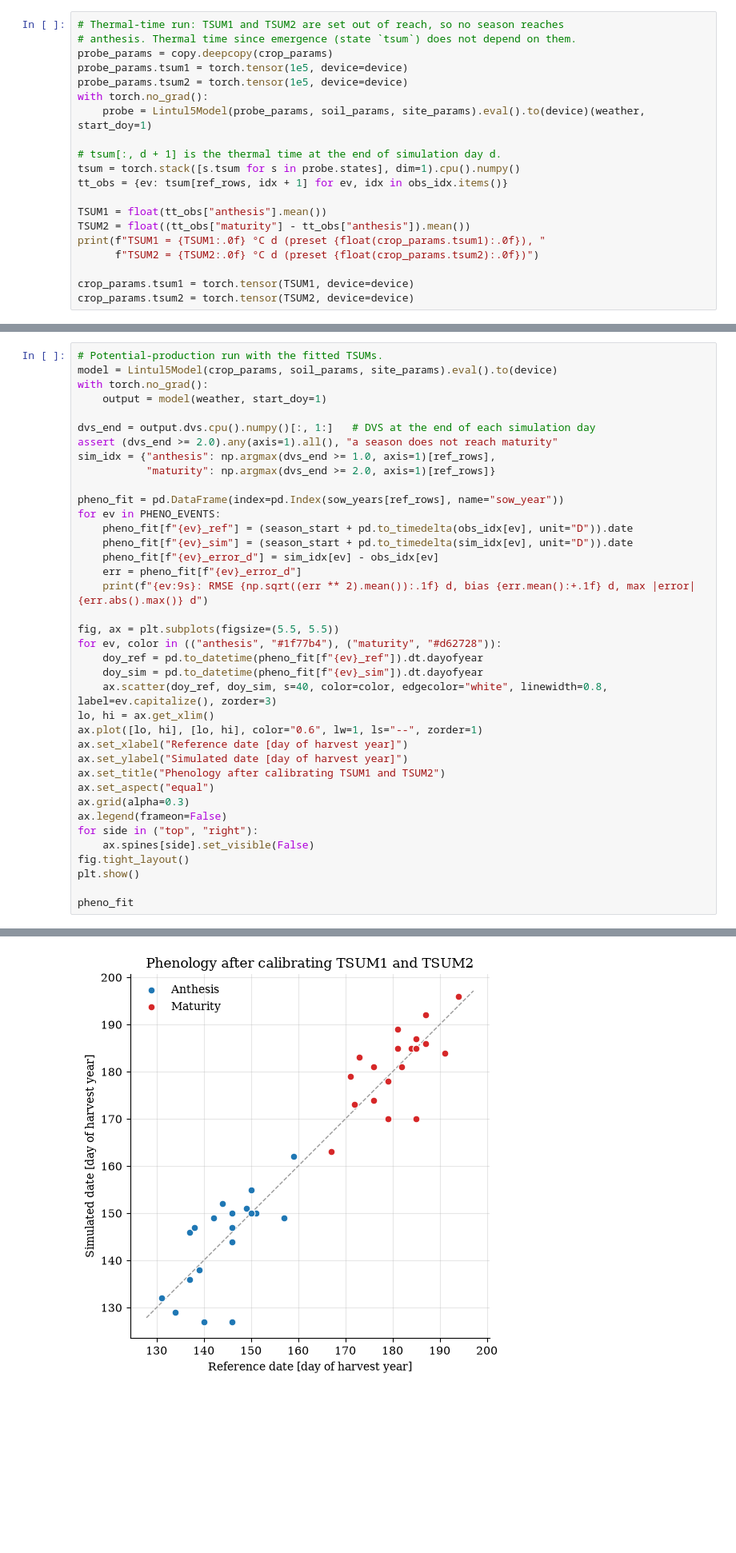
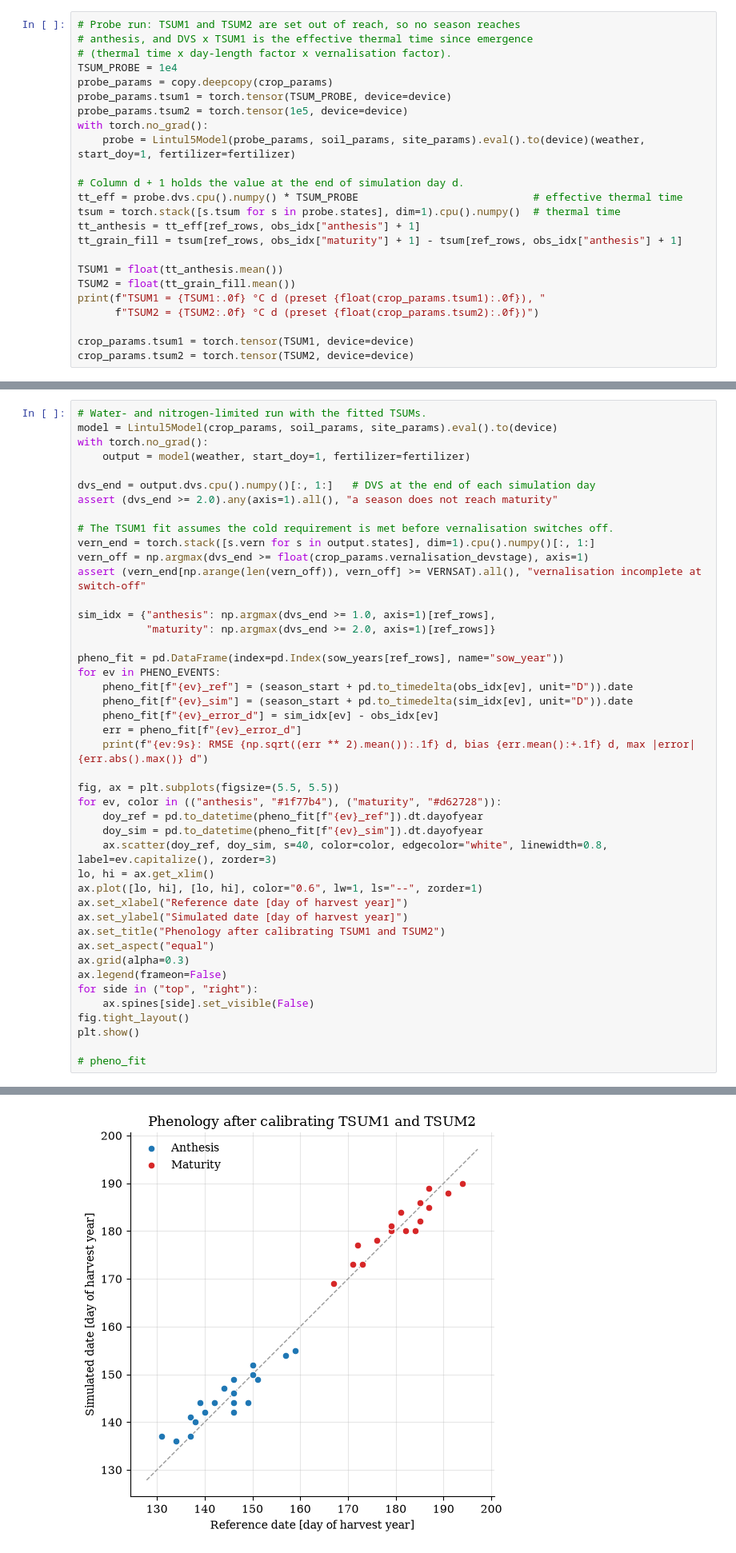
Before and after one commit to KaziJahidurRahaman/simpest, a Jupyter notebook: notebooks/torchcrop-integration/indiana_potential_(winter_wheat)-calibration.ipynb, the cells around one changed output, grey strips where cells are left out. Shown at 80% size. Drawn from its saved outputs; the diff is of its cells as text; blank space fills up the shorter version.

```diff
--- a/notebooks/torchcrop-integration/indiana_potential_(winter_wheat)-calibration.ipynb
+++ b/notebooks/torchcrop-integration/indiana_potential_(winter_wheat)-calibration.ipynb
@@ -277,20 +343,24 @@ print("reference sowing DOY minus model IDPL [d]:", dict(zip(sow_years[ref_rows]
 seasons without reference phenology: []
 reference sowing DOY minus model IDPL [d]: {1972: 0, 1973: 0, 1974: 0, 1975: 0, 1976: 0, 1977: 0, 1978: 0, 1979: 0, 1980: 0, 1981: 9, 1982: 0, 1983: 0, 1984: 0, 1985: 0, 1986: 0, 1987: 0, 1988: 0, 198 ...
 # %%
-# Thermal-time run: TSUM1 and TSUM2 are set out of reach, so no season reaches
-# anthesis. Thermal time since emergence (state `tsum`) does not depend on them.
+# Probe run: TSUM1 and TSUM2 are set out of reach, so no season reaches
+# anthesis, and DVS x TSUM1 is the effective thermal time since emergence
+# (thermal time x day-length factor x vernalisation factor).
+TSUM_PROBE = 1e4
 probe_params = copy.deepcopy(crop_params)
-probe_params.tsum1 = torch.tensor(1e5, device=device)
+probe_params.tsum1 = torch.tensor(TSUM_PROBE, device=device)
 probe_params.tsum2 = torch.tensor(1e5, device=device)
 with torch.no_grad():
-    probe = Lintul5Model(probe_params, soil_params, site_params).eval().to(device)(weather, start_doy=1)
+    probe = Lintul5Model(probe_params, soil_params, site_params).eval().to(device)(weather, start_doy=1, fertilizer=fertilizer)
 
-# tsum[:, d + 1] is the thermal time at the end of simulation day d.
-tsum = torch.stack([s.tsum for s in probe.states], dim=1).cpu().numpy()
-tt_obs = {ev: tsum[ref_rows, idx + 1] for ev, idx in obs_idx.items()}
+# Column d + 1 holds the value at the end of simulation day d.
+tt_eff = probe.dvs.cpu().numpy() * TSUM_PROBE                            # effective thermal time
+tsum = torch.stack([s.tsum for s in probe.states], dim=1).cpu().numpy()  # thermal time
+tt_anthesis = tt_eff[ref_rows, obs_idx["anthesis"] + 1]
+tt_grain_fill = tsum[ref_rows, obs_idx["maturity"] + 1] - tsum[ref_rows, obs_idx["anthesis"] + 1]
 
-TSUM1 = float(tt_obs["anthesis"].mean())
-TSUM2 = float((tt_obs["maturity"] - tt_obs["anthesis"]).mean())
+TSUM1 = float(tt_anthesis.mean())
+TSUM2 = float(tt_grain_fill.mean())
 print(f"TSUM1 = {TSUM1:.0f} °C d (preset {float(crop_params.tsum1):.0f}), "
       f"TSUM2 = {TSUM2:.0f} °C d (preset {float(crop_params.tsum2):.0f})")
 
@@ -301,11 +371,17 @@ TSUM1 = 1447 °C d (preset 1050), TSUM2 = 760 °C d (preset 1000)
 # %%
-# Potential-production run with the fitted TSUMs.
+# Water- and nitrogen-limited run with the fitted TSUMs.
 model = Lintul5Model(crop_params, soil_params, site_params).eval().to(device)
 with torch.no_grad():
-    output = model(weather, start_doy=1)
+    output = model(weather, start_doy=1, fertilizer=fertilizer)
 
 dvs_end = output.dvs.cpu().numpy()[:, 1:]   # DVS at the end of each simulation day
 assert (dvs_end >= 2.0).any(axis=1).all(), "a season does not reach maturity"
+
+# The TSUM1 fit assumes the cold requirement is met before vernalisation switches off.
+vern_end = torch.stack([s.vern for s in output.states], dim=1).cpu().numpy()[:, 1:]
+vern_off = np.argmax(dvs_end >= float(crop_params.vernalisation_devstage), axis=1)
+assert (vern_end[np.arange(len(vern_off)), vern_off] >= VERNSAT).all(), "vernalisation incomplete at switch-off"
+
 sim_idx = {"anthesis": np.argmax(dvs_end >= 1.0, axis=1)[ref_rows],
            "maturity": np.argmax(dvs_end >= 2.0, axis=1)[ref_rows]}
 
@@ -335,5 +411,5 @@ for side in ("top", "right"):
 fig.tight_layout()
 plt.show()
 
-pheno_fit
+# pheno_fit
 # %% [output]
@@ -342 +418 @@ maturity : RMSE 6.0 d, bias +0.3 d, max |error| 15 d
-[figure, old version]
+[figure, new version]
```
Also changed, not shown: parts of 28 cells of this notebook, 3 other files.
